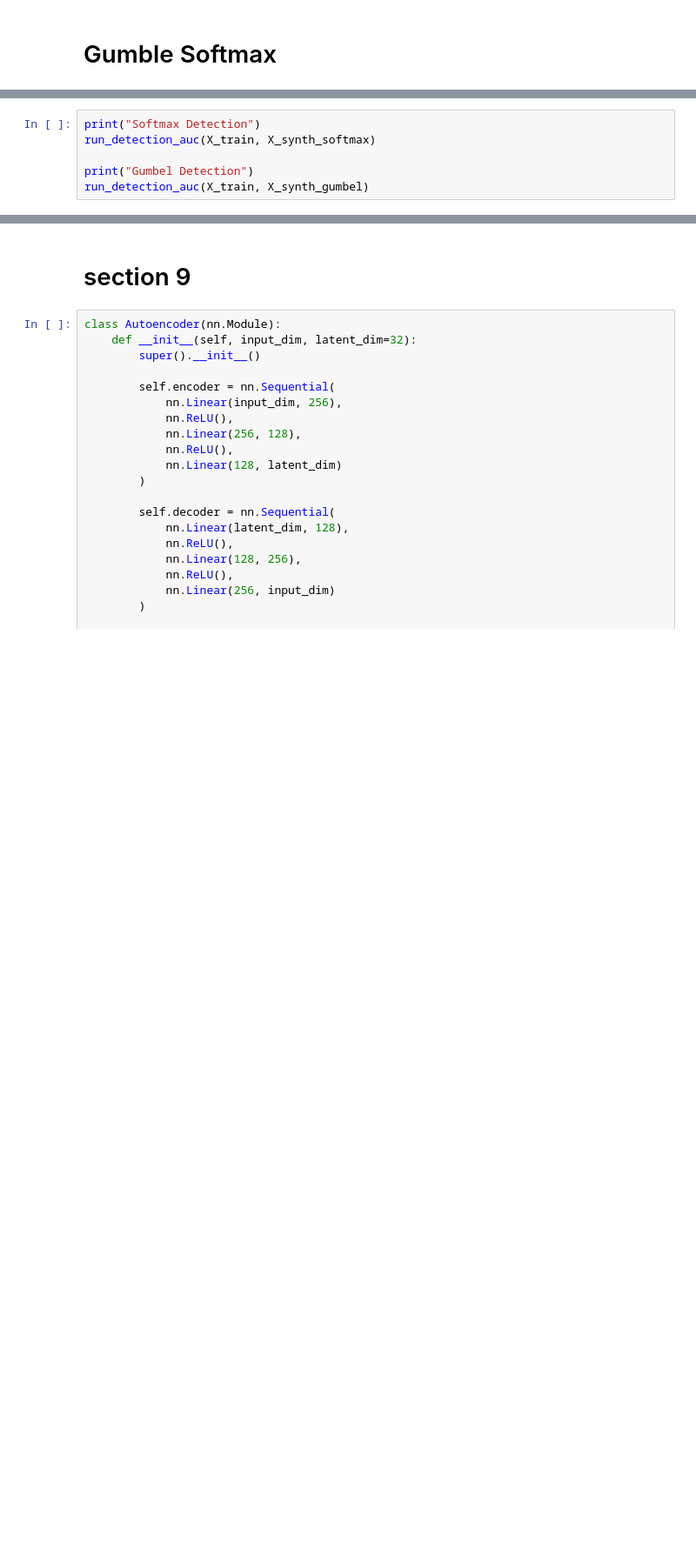
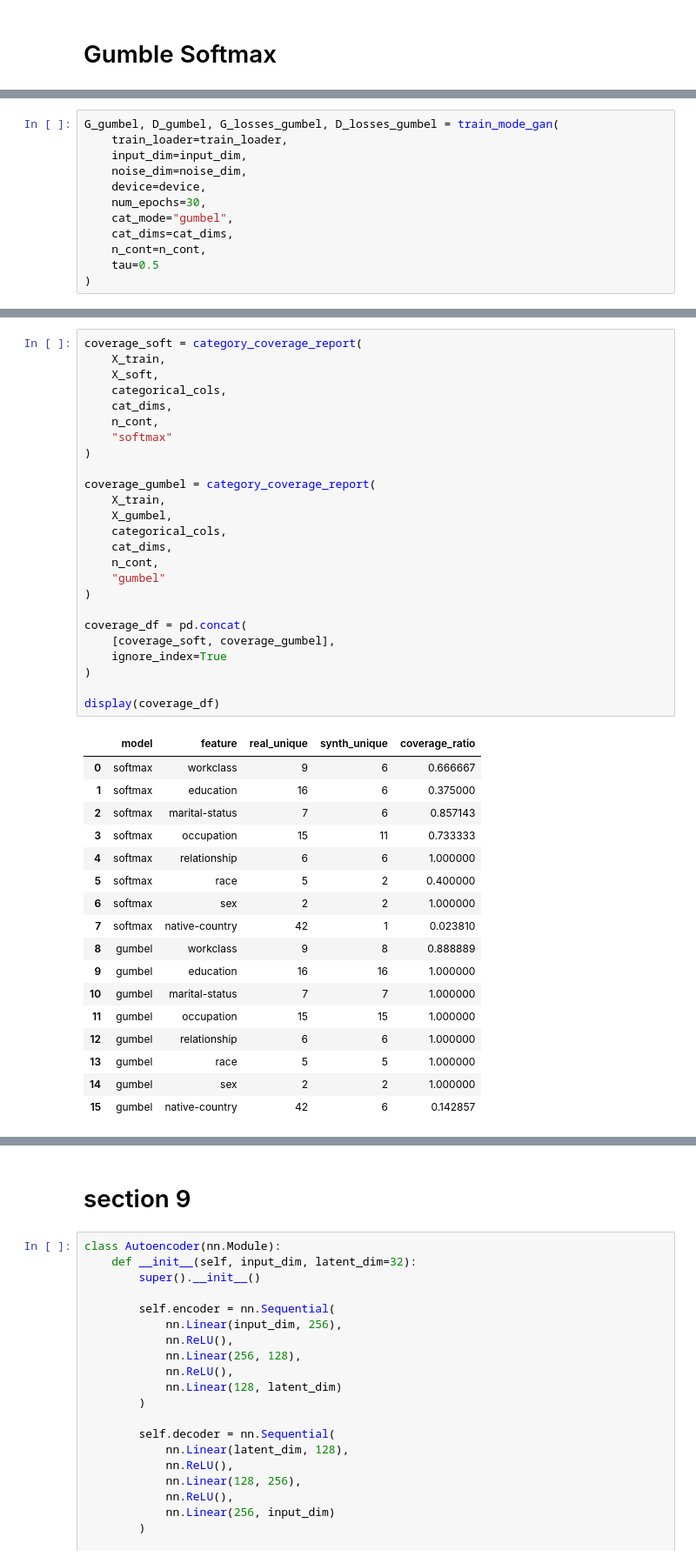
Before and after one commit to LielEliezer/DeepLearning_assignment4, a Jupyter notebook: eda.ipynb, the cells around one changed output, grey strips where cells are left out. Shown at 87% size. Drawn from its saved outputs; the diff is of its cells as text; blank space fills up the shorter version.

```diff
--- a/eda.ipynb
+++ b/eda.ipynb
@@ -1466,6 +882,0 @@ def run_detection_auc(X_real, X_synth, n_splits=4, random_state=42):
-# %%
-print("Softmax Detection")
-run_detection_auc(X_train, X_synth_softmax)
-
-print("Gumbel Detection")
-run_detection_auc(X_train, X_synth_gumbel)
@@ -1912,0 +1053,12 @@ Mean entropy (collapsed): 3.2466446e-10
+# %%
+G_gumbel, D_gumbel, G_losses_gumbel, D_losses_gumbel = train_mode_gan(
+    train_loader=train_loader,
+    input_dim=input_dim,
+    noise_dim=noise_dim,
+    device=device,
+    num_epochs=30,
+    cat_mode="gumbel",
+    cat_dims=cat_dims,
+    n_cont=n_cont,
+    tau=0.5
+)
@@ -1912,0 +1258,43 @@ Mean entropy (collapsed): 3.2466446e-10
+# %%
+coverage_soft = category_coverage_report(
+    X_train,
+    X_soft,
+    categorical_cols,
+    cat_dims,
+    n_cont,
+    "softmax"
+)
+
+coverage_gumbel = category_coverage_report(
+    X_train,
+    X_gumbel,
+    categorical_cols,
+    cat_dims,
+    n_cont,
+    "gumbel"
+)
+
+coverage_df = pd.concat(
+    [coverage_soft, coverage_gumbel],
+    ignore_index=True
+)
+
+display(coverage_df)
+# %% [output]
+|  | model | feature | real_unique | synth_unique | coverage_ratio |
+| 0 | softmax | workclass | 9 | 6 | 0.666667 |
+| 1 | softmax | education | 16 | 6 | 0.375000 |
+| 2 | softmax | marital-status | 7 | 6 | 0.857143 |
+| 3 | softmax | occupation | 15 | 11 | 0.733333 |
+| 4 | softmax | relationship | 6 | 6 | 1.000000 |
+| 5 | softmax | race | 5 | 2 | 0.400000 |
+| 6 | softmax | sex | 2 | 2 | 1.000000 |
+| 7 | softmax | native-country | 42 | 1 | 0.023810 |
+| 8 | gumbel | workclass | 9 | 8 | 0.888889 |
+| 9 | gumbel | education | 16 | 16 | 1.000000 |
+| 10 | gumbel | marital-status | 7 | 7 | 1.000000 |
+| 11 | gumbel | occupation | 15 | 15 | 1.000000 |
+| 12 | gumbel | relationship | 6 | 6 | 1.000000 |
+| 13 | gumbel | race | 5 | 5 | 1.000000 |
+| 14 | gumbel | sex | 2 | 2 | 1.000000 |
+| 15 | gumbel | native-country | 42 | 6 | 0.142857 |
```
Also changed, not shown: parts of 111 cells of this notebook.
